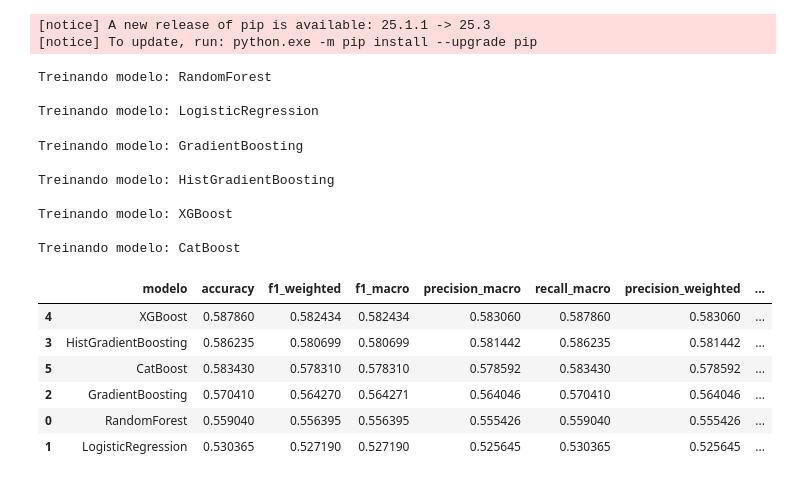
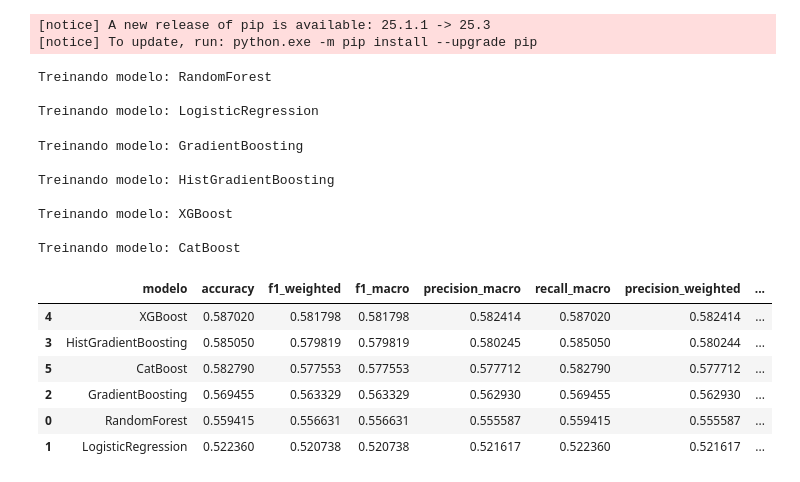
Before and after one commit to mariananresende/predicao_classe_renda_informal, a Jupyter notebook: ML_df_balanceado_novo.ipynb, the cells around one changed output. Saved outputs shown, nothing was run; the diff lists cells and outputs as text; code cells hidden in the pictures.

```diff
--- a/ML_df_balanceado_novo.ipynb
+++ b/ML_df_balanceado_novo.ipynb
@@ -321,5 +331,5 @@ Pares com Cramér's V >= 0.8:
 # %%
-df = df.drop(columns=['IN_FORMULARIO_SUP2_FAM', 'CO_TRABALHOU_SEMANA_MEMB', 'CO_AGRICULTURA_TRAB_MEMB', 'IN_FREQUENTA_ESCOLA_MEMB', 'CO_ABASTE_AGUA_DOMIC_FAM'])
+df = df.drop(columns=['IN_FORMULARIO_SUP2_FAM', 'CO_TRABALHOU_SEMANA_MEMB', 'CO_AGRICULTURA_TRAB_MEMB', 'IN_FAMILIA_INDIGENA_FAM', 'CO_ABASTE_AGUA_DOMIC_FAM'])
 # %%
 df.columns
 # %% [output]
@@ -414,11 +424,11 @@ cat_num_cols = [
     'CO_MATERIAL_DOMIC_FAM', 'CO_MATERIAL_PISO_FAM',
     'CO_AGUA_CANALIZADA_FAM',
     'CO_BANHEIRO_DOMIC_FAM', 'CO_ESCOA_SANITARIO_DOMIC_FAM',
-    'CO_ILUMINACAO_DOMIC_FAM', 'IN_FAMILIA_INDIGENA_FAM',
+    'CO_ILUMINACAO_DOMIC_FAM',
     'IN_FAMILIA_QUILOMBOLA_FAM', 'IN_PARC_MDS_FAM',
     'CO_EST_CADASTRAL_MEMB', 'CO_SEXO_PESSOA',
     'CO_RACA_COR_PESSOA', 'CO_DEFICIENCIA_MEMB',
-    'CO_SABE_LER_ESCREVER_MEMB', 'CO_CURSO_FREQUENTA_MEMB',
+    'CO_SABE_LER_ESCREVER_MEMB', 'IN_FREQUENTA_ESCOLA_MEMB', 'CO_CURSO_FREQUENTA_MEMB',
     'CO_CURSO_FREQ_PESSOA_MEMB', 'CO_AFASTADO_TRAB_MEMB',
     'CO_PRINCIPAL_TRAB_MEMB', 'CO_TRABALHO_12_MESES_MEMB',
     ]
@@ -622,7 +632,8 @@ models = {
         loss_function="MultiClass",
         eval_metric="MultiClass",
         random_seed=42,
-        verbose=False
+        verbose=False,
+        allow_writing_files=False
     ),
 }
 
@@ -669,39 +680,39 @@ for name, clf in models.items():
 
     results.append({
         "modelo": name,
         "accuracy": acc,
         "f1_weighted": f1_w,
         "f1_macro": f1_m,
         "precision_macro": prec_m,
         "recall_macro": rec_m,
         "precision_weighted": prec_w,
         "recall_weighted": rec_w,
         "auc_weighted_ovr": auc,
     })
 
 # ------------------------------------------------------------
 # 3) RESULTADOS (tabela final)
 # ------------------------------------------------------------
 df_results = pd.DataFrame(results).sort_values("accuracy", ascending=False)
 df_results
 # %% [output]
 Treinando modelo: RandomForest
 
 Treinando modelo: LogisticRegression
 Treinando modelo: GradientBoosting
 
 Treinando modelo: HistGradientBoosting
 
 Treinando modelo: XGBoost
 
 Treinando modelo: CatBoost
 |  | modelo | accuracy | f1_weighted | f1_macro | precision_macro | recall_macro | precision_weighted | ... |
-| 4 | XGBoost | 0.587860 | 0.582434 | 0.582434 | 0.583060 | 0.587860 | 0.583060 | ... |
-| 3 | HistGradientBoosting | 0.586235 | 0.580699 | 0.580699 | 0.581442 | 0.586235 | 0.581442 | ... |
-| 5 | CatBoost | 0.583430 | 0.578310 | 0.578310 | 0.578592 | 0.583430 | 0.578592 | ... |
-| 2 | GradientBoosting | 0.570410 | 0.564270 | 0.564271 | 0.564046 | 0.570410 | 0.564046 | ... |
-| 0 | RandomForest | 0.559040 | 0.556395 | 0.556395 | 0.555426 | 0.559040 | 0.555426 | ... |
-| 1 | LogisticRegression | 0.530365 | 0.527190 | 0.527190 | 0.525645 | 0.530365 | 0.525645 | ... |
+| 4 | XGBoost | 0.587020 | 0.581798 | 0.581798 | 0.582414 | 0.587020 | 0.582414 | ... |
+| 3 | HistGradientBoosting | 0.585050 | 0.579819 | 0.579819 | 0.580245 | 0.585050 | 0.580244 | ... |
+| 5 | CatBoost | 0.582790 | 0.577553 | 0.577553 | 0.577712 | 0.582790 | 0.577712 | ... |
+| 2 | GradientBoosting | 0.569455 | 0.563329 | 0.563329 | 0.562930 | 0.569455 | 0.562930 | ... |
+| 0 | RandomForest | 0.559415 | 0.556631 | 0.556631 | 0.555587 | 0.559415 | 0.555587 | ... |
+| 1 | LogisticRegression | 0.522360 | 0.520738 | 0.520738 | 0.521617 | 0.522360 | 0.521617 | ... |
 # %%
 import pandas as pd
 from sklearn.metrics import classification_report, confusion_matrix
```
Also changed, not shown: parts of 12 cells of this notebook, 9 other files.
